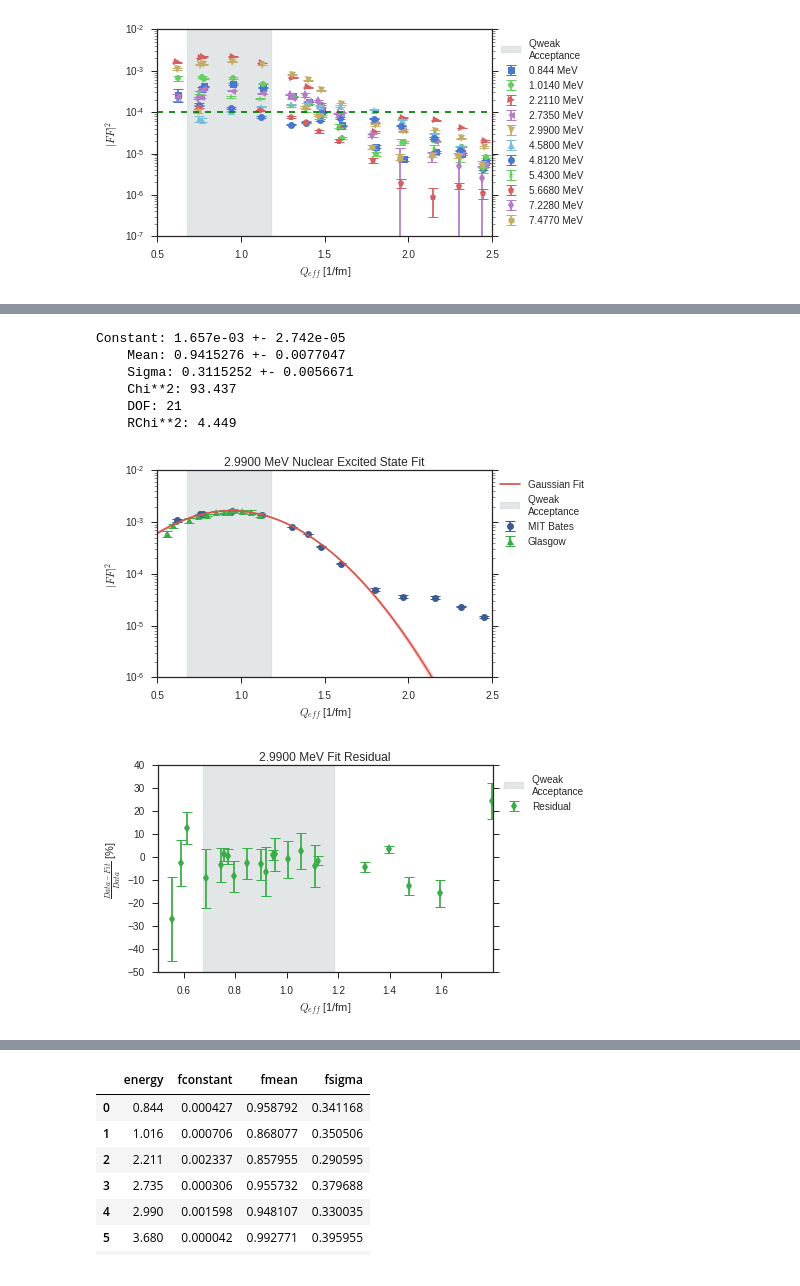
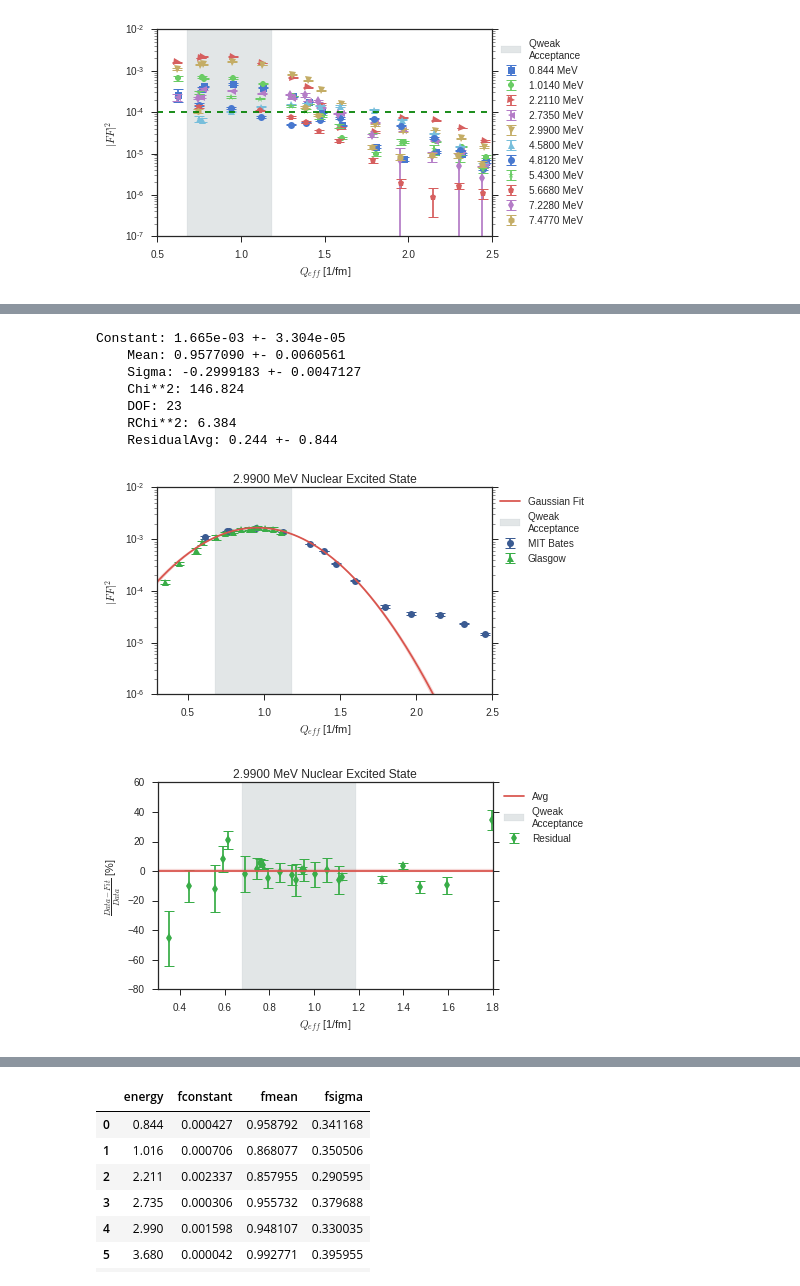
Before and after one commit to kdbartlett/Qweak, a Jupyter notebook: longitudinal_analysis/excited_states/al_nuclear_excited_states.ipynb, the cells around one changed output, grey strips where cells are left out. Drawn from its saved outputs; the diff is of its cells as text; code cells hidden in the pictures.

```diff
--- a/longitudinal_analysis/excited_states/al_nuclear_excited_states.ipynb
+++ b/longitudinal_analysis/excited_states/al_nuclear_excited_states.ipynb
@@ -18,7 +18,7 @@ sns.set_palette("muted")
 plot_size = 6*np.array([1.0,(2.0/(1.0+np.sqrt(5.0)))]) #Use Golden ratio as aspect ratio for plots
 # %%
 # Plot range ranges
-x_low = 0.5 # [1/fm]
+x_low = 0.3 # [1/fm]
 x_high = 2.5 # [1/fm]
 y_low = 1e-6
 y_high = 1e-2
@@ -28,7 +28,7 @@ fit_x_range = np.linspace(x_low,x_high,1e3)
 qweak_acceptance = (0.676, 1.188)# Qweak Q acceptance [1/fm]
 
 #fit_range = (0.5, 1.4) # [1/fm]
-fit_range = (0.5, 1.8) # [1/fm]
+fit_range = (0.3, 1.8) # [1/fm]
 #fit_range = qweak_acceptance
 
 energy_lvl = ('0.844',
@@ -885,27 +1031,30 @@ Constant: 3.183e-04 +- 8.182e-06
 # %%
 # 2.9900 MeV Excited State Plots
 plot_combo_plus(al_2_9900_MeV_state_Q_eff,
-           al_2_9900_MeV_state_Q_eff_fit_mod,
-           al_2_9900_MeV_state_ff,
-           al_2_9900_MeV_state_ff_fit_mod,
-           al_2_9900_MeV_state_err,
-           al_2_9900_MeV_state_err_fit_mod,
+                al_2_9900_MeV_state_Q_eff_fit_mod,
+                al_2_9900_MeV_state_ff,
+                al_2_9900_MeV_state_err,
                 Singhal_3_000_MeV_state.Q_eff,
                 Singhal_3_000_MeV_state.F_in_squared,
                 Singhal_3_000_MeV_state.F_in_squared_err,
-           al_2_9900_MeV_popt,
-           al_2_9900_MeV_pcov,
-           al_2_9900_MeV_chi2,
-           energy_lvl[4])
+                al_2_9900_MeV_popt,
+                al_2_9900_MeV_pcov,
+                al_2_9900_MeV_chi2,
+                al_2_9900_MeV_pdiff,
+                al_2_9900_MeV_pdiff_err,
+                al_2_9900_MeV_avg,
+                al_2_9900_MeV_avg_err,
+                energy_lvl[4])
 # %% [output]
-Constant: 1.657e-03 +- 2.742e-05
-    Mean: 0.9415276 +- 0.0077047
-    Sigma: 0.3115252 +- 0.0056671
-    Chi**2: 93.437
-    DOF: 21
-    RChi**2: 4.449
+Constant: 1.665e-03 +- 3.304e-05
+    Mean: 0.9577090 +- 0.0060561
+    Sigma: -0.2999183 +- 0.0047127
+    Chi**2: 146.824
+    DOF: 23
+    RChi**2: 6.384
+    ResidualAvg: 0.244 +- 0.844
-[figure, old version]
+[figure, new version]
-[figure, old version]
+[figure, new version]
 # %%
 # 4.5800 MeV Excited State Plots
 plot_combo(al_4_5800_MeV_state_Q_eff,
```
Also changed, not shown: parts of 28 cells of this notebook, 53 other files.
